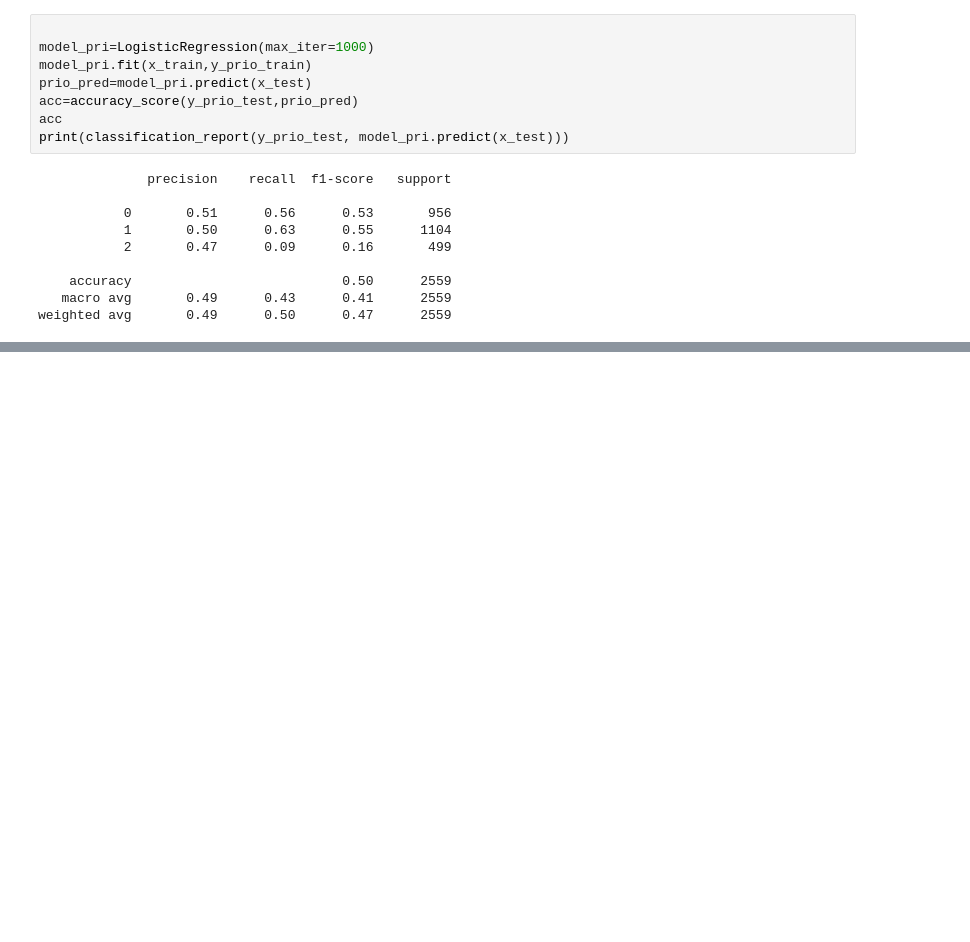
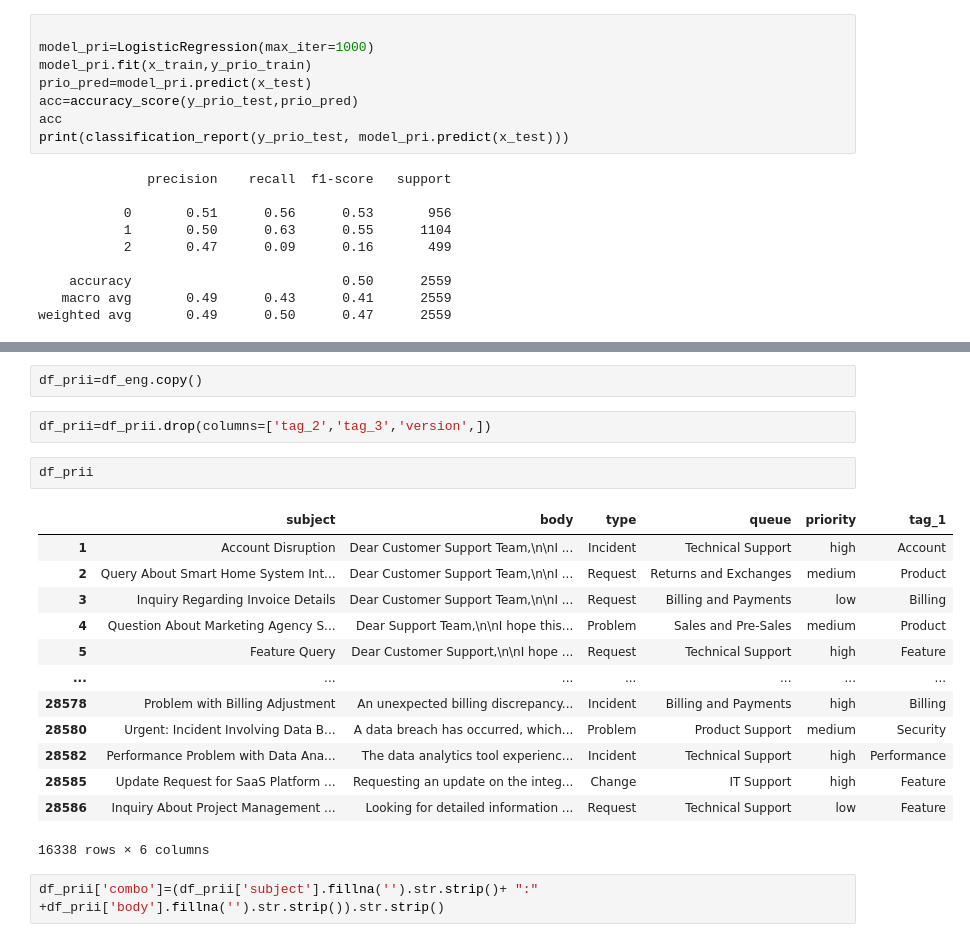
Before and after one commit to abhiram3673-code/email_tix, a Jupyter notebook: Untitled.ipynb, the cells around one changed output, grey strips where cells are left out. Saved outputs shown, nothing was run; the diff lists cells and outputs as text; blank space fills up the shorter version.

```diff
--- a/Untitled.ipynb
+++ b/Untitled.ipynb
@@ -493,0 +498,22 @@ weighted avg       0.49      0.50      0.47      2559
+# %%
+df_prii=df_eng.copy()
+# %%
+df_prii=df_prii.drop(columns=['tag_2','tag_3','version',])
+# %%
+df_prii
+# %% [output]
+|  | subject | body | type | queue | priority | tag_1 |
+| 1 | Account Disruption | Dear Customer Support Team,\n\nI ... | Incident | Technical Support | high | Account |
+| 2 | Query About Smart Home System Int... | Dear Customer Support Team,\n\nI ... | Request | Returns and Exchanges | medium | Product |
+| 3 | Inquiry Regarding Invoice Details | Dear Customer Support Team,\n\nI ... | Request | Billing and Payments | low | Billing |
+| 4 | Question About Marketing Agency S... | Dear Support Team,\n\nI hope this... | Problem | Sales and Pre-Sales | medium | Product |
+| 5 | Feature Query | Dear Customer Support,\n\nI hope ... | Request | Technical Support | high | Feature |
+| ... | ... | ... | ... | ... | ... | ... |
+| 28578 | Problem with Billing Adjustment | An unexpected billing discrepancy... | Incident | Billing and Payments | high | Billing |
+| 28580 | Urgent: Incident Involving Data B... | A data breach has occurred, which... | Problem | Product Support | medium | Security |
+| 28582 | Performance Problem with Data Ana... | The data analytics tool experienc... | Incident | Technical Support | high | Performance |
+| 28585 | Update Request for SaaS Platform ... | Requesting an update on the integ... | Change | IT Support | high | Feature |
+| 28586 | Inquiry About Project Management ... | Looking for detailed information ... | Request | Technical Support | low | Feature |
+16338 rows × 6 columns
+# %%
+df_prii['combo']=(df_prii['subject'].fillna('').str.strip()+ ":" +df_prii['body'].fillna('').str.strip()).str.strip()
```
Also changed, not shown: parts of 17 cells of this notebook.
